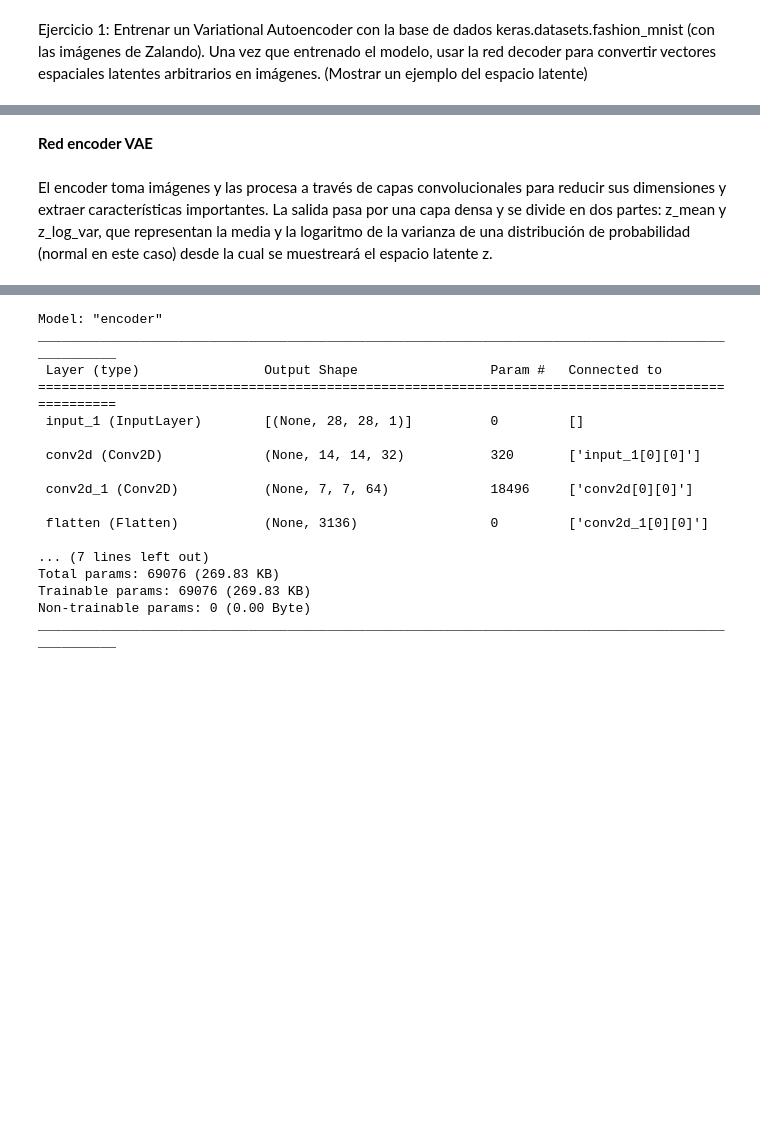
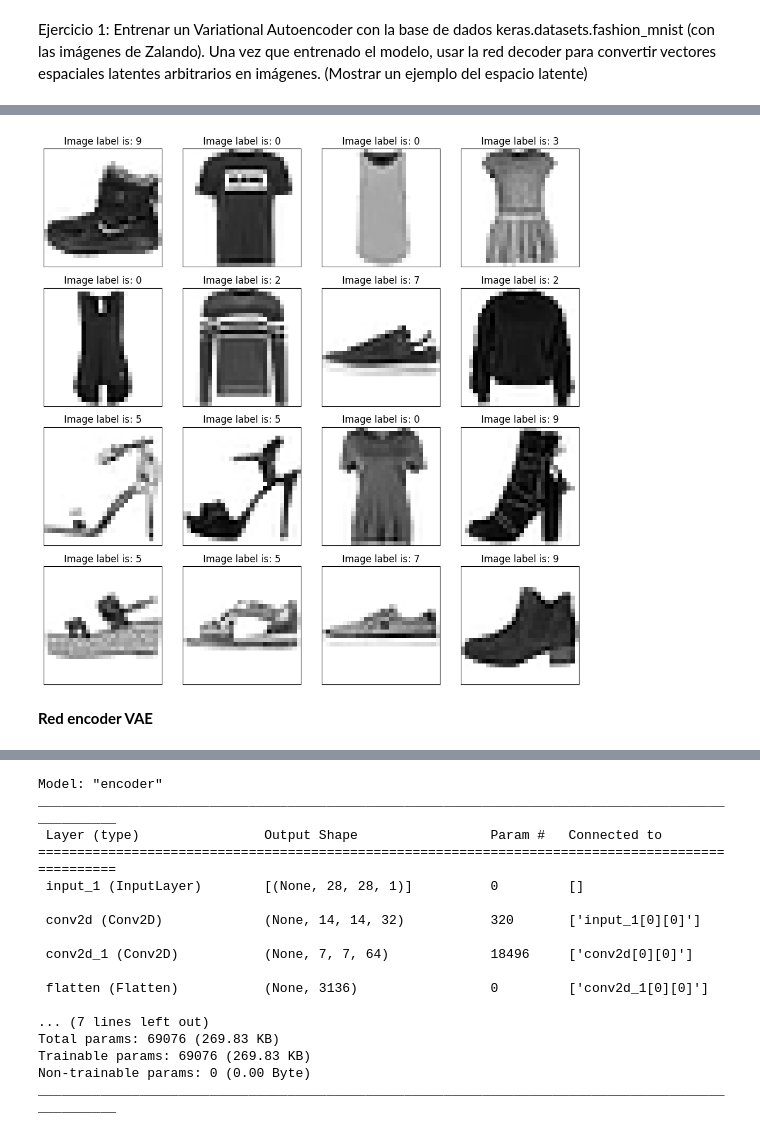
Before and after one commit to oconcito8/deepLearning, a Jupyter notebook: Entrega LAB3 IA Generativa - Imágenes.ipynb, the cells around one changed output, grey strips where cells are left out. Saved outputs shown, nothing was run; the diff lists cells and outputs as text; code cells hidden in the pictures; blank space fills up the shorter version.

```diff
--- a/Entrega LAB3 IA Generativa - Imágenes.ipynb
+++ b/Entrega LAB3 IA Generativa - Imágenes.ipynb
@@ -15,3 +15,6 @@ Primero, se carga el conjunto de datos de Fashion MNIST utilizando la librería
 # %%
+import numpy as np
 from tensorflow.keras.datasets import fashion_mnist
-(x_train, _), (x_test, _) = fashion_mnist.load_data()
+
+# Load the dataset
+(train_img, train_labels), (test_img, test_labels) = fashion_mnist.load_data()
@@ -27,4 +21,27 @@ Downloading data from https://storage.googleapis.com/tensorflow/tf-keras-dataset
+# %%
+def plot_images(images, labels, num_rows=4, num_cols=4, cmap='binary'):
+    """Plot a grid of images with their labels."""
+    fig, axes = plt.subplots(num_rows, num_cols, figsize=(10, 10))
+    axes = axes.flatten()  # Flatten the grid for easy iteration
+
+    for i, ax in enumerate(axes):
+        if i < len(images):
+            # Display image
+            ax.imshow(images[i], cmap=cmap)
+            # Display label
+            ax.set_title(f"Image label is: {labels[i]}")
+
+        # Remove ticks and labels from axes
+        ax.set_xticks([])
+        ax.set_yticks([])
+        ax.grid(False)
+
+    plt.tight_layout()
+    plt.show()
+
+# Usage example with corrected variable names
+plot_images(train_img, train_labels)
+# %% [output]
+[figure, added]
 # %% [markdown]
 **Red encoder VAE**
-# %% [markdown]
-El encoder toma imágenes y las procesa a través de capas convolucionales para reducir sus dimensiones y extraer características importantes. La salida pasa por una capa densa y se divide en dos partes: z_mean y z_log_var, que representan la media y la logaritmo de la varianza de una distribución de probabilidad (normal en este caso) desde la cual se muestreará el espacio latente z.
```
Also changed, not shown: parts of 47 cells of this notebook.
